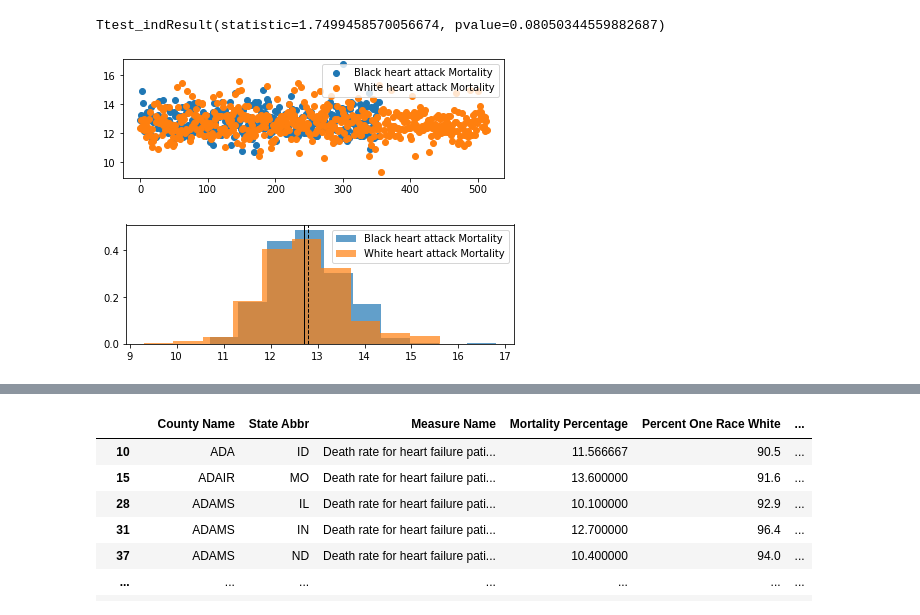
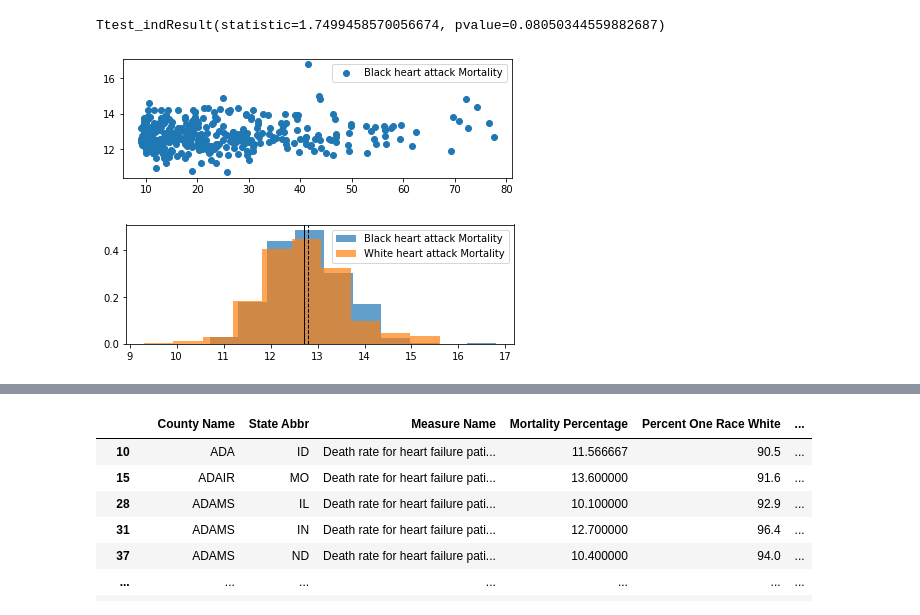
Before and after one commit to fisher1916/healthcare-disparities, a Jupyter notebook: Analysis/Race_vs_Health_Conditions.ipynb, the cells around one changed output, grey strips where cells are left out. Cells and saved outputs as stored; diff of their text form; code cells hidden in the pictures.

```diff
--- a/Analysis/Race_vs_Health_Conditions.ipynb
+++ b/Analysis/Race_vs_Health_Conditions.ipynb
@@ -901,20 +913,19 @@ st.ttest_ind(black_ha_df['Mortality Percentage'], white_ha_df['Mortality Percent
 Ttest_indResult(statistic=1.7499458570056674, pvalue=0.08050344559882687)
 # %%
 plt.subplot(2, 1, 1)
-plt.scatter(range(len(black_ha_df['Mortality Percentage'])), black_ha_df['Mortality Percentage'], label="Black heart attack Mortality")
-plt.scatter(range(len(white_ha_df['Mortality Percentage'])), white_ha_df['Mortality Percentage'], label="White heart attack Mortality")
+plt.scatter(black_ha_df['Percent One Race Black+'], black_ha_df['Mortality Percentage'], label="Black heart attack Mortality")
 plt.legend()
 plt.tight_layout()
 
 plt.show()
 plt.subplot(2, 1, 2)
 plt.hist(black_ha_df['Mortality Percentage'], 10, density=True, alpha=0.7, label="Black heart attack Mortality")
 plt.hist(white_ha_df['Mortality Percentage'], 10, density=True, alpha=0.7, label="White heart attack Mortality")
 plt.axvline(mean(black_ha_df['Mortality Percentage']), color='k', linestyle='dashed', linewidth=1)
 plt.axvline(mean(white_ha_df['Mortality Percentage']), color='k', linestyle='solid', linewidth=1)
 plt.legend()
 plt.tight_layout()
 plt.show()
 # %% [output]
-[figure, old version]
+[figure, new version]
 [figure]
```
Also changed, not shown: parts of 7 cells of this notebook.
